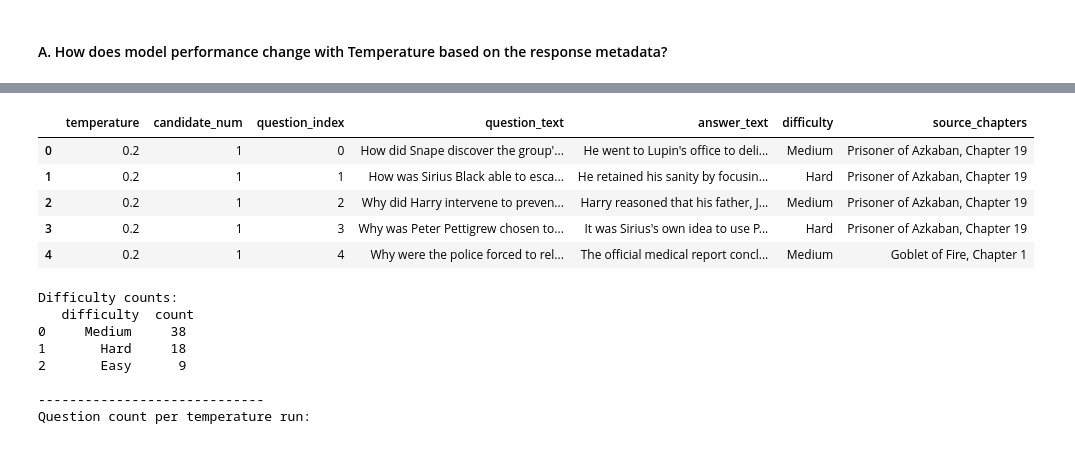
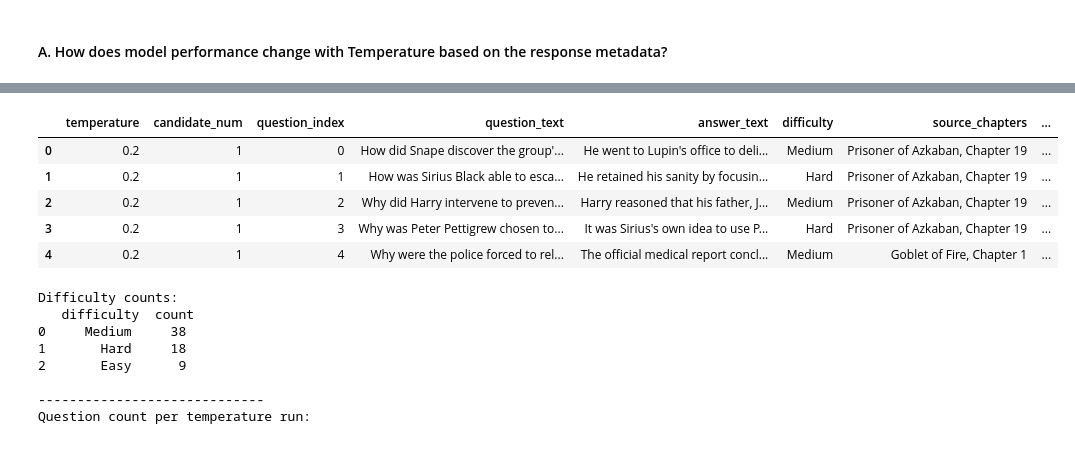
Before and after one commit to RSipra/semantic_verification_engine, a Jupyter notebook: notebooks/03_generating_new_questions/03-1_prompt_engineering.ipynb, the cells around one changed output, grey strips where cells are left out. Drawn from its saved outputs; the diff is of its cells as text; code cells hidden in the pictures.

```diff
--- a/notebooks/03_generating_new_questions/03-1_prompt_engineering.ipynb
+++ b/notebooks/03_generating_new_questions/03-1_prompt_engineering.ipynb
@@ -665,15 +690,16 @@ Merged data frame shape: (65, 20)
 # %%
-columns = ['temperature', 'candidate_num','question_index_in_file','question_text', 'answer_text', 'difficulty','source_chapters']
+columns = ['temperature', 'candidate_num','question_index_in_file','question_text', 'answer_text', 'difficulty',
+           'source_chapters','source_quote']
 results_df = merged_df[columns].sort_values(by=['temperature', 'candidate_num','question_index_in_file']).copy()
 results_df = results_df.reset_index(drop=True).rename(columns={'question_index_in_file':'question_index'})
 results_df.head()
 # %% [output]
-|  | temperature | candidate_num | question_index | question_text | answer_text | difficulty | source_chapters |
-| 0 | 0.2 | 1 | 0 | How did Snape discover the group'... | He went to Lupin's office to deli... | Medium | Prisoner of Azkaban, Chapter 19 |
-| 1 | 0.2 | 1 | 1 | How was Sirius Black able to esca... | He retained his sanity by focusin... | Hard | Prisoner of Azkaban, Chapter 19 |
-| 2 | 0.2 | 1 | 2 | Why did Harry intervene to preven... | Harry reasoned that his father, J... | Medium | Prisoner of Azkaban, Chapter 19 |
-| 3 | 0.2 | 1 | 3 | Why was Peter Pettigrew chosen to... | It was Sirius's own idea to use P... | Hard | Prisoner of Azkaban, Chapter 19 |
-| 4 | 0.2 | 1 | 4 | Why were the police forced to rel... | The official medical report concl... | Medium | Goblet of Fire, Chapter 1 |
+|  | temperature | candidate_num | question_index | question_text | answer_text | difficulty | source_chapters | ... |
+| 0 | 0.2 | 1 | 0 | How did Snape discover the group'... | He went to Lupin's office to deli... | Medium | Prisoner of Azkaban, Chapter 19 | ... |
+| 1 | 0.2 | 1 | 1 | How was Sirius Black able to esca... | He retained his sanity by focusin... | Hard | Prisoner of Azkaban, Chapter 19 | ... |
+| 2 | 0.2 | 1 | 2 | Why did Harry intervene to preven... | Harry reasoned that his father, J... | Medium | Prisoner of Azkaban, Chapter 19 | ... |
+| 3 | 0.2 | 1 | 3 | Why was Peter Pettigrew chosen to... | It was Sirius's own idea to use P... | Hard | Prisoner of Azkaban, Chapter 19 | ... |
+| 4 | 0.2 | 1 | 4 | Why were the police forced to rel... | The official medical report concl... | Medium | Goblet of Fire, Chapter 1 | ... |
 # %%
 # grouping results:
 difficulty_counts = results_df.value_counts('difficulty').rename("count").reset_index()
```
Also changed, not shown: parts of 96 cells of this notebook, 23 other files.
